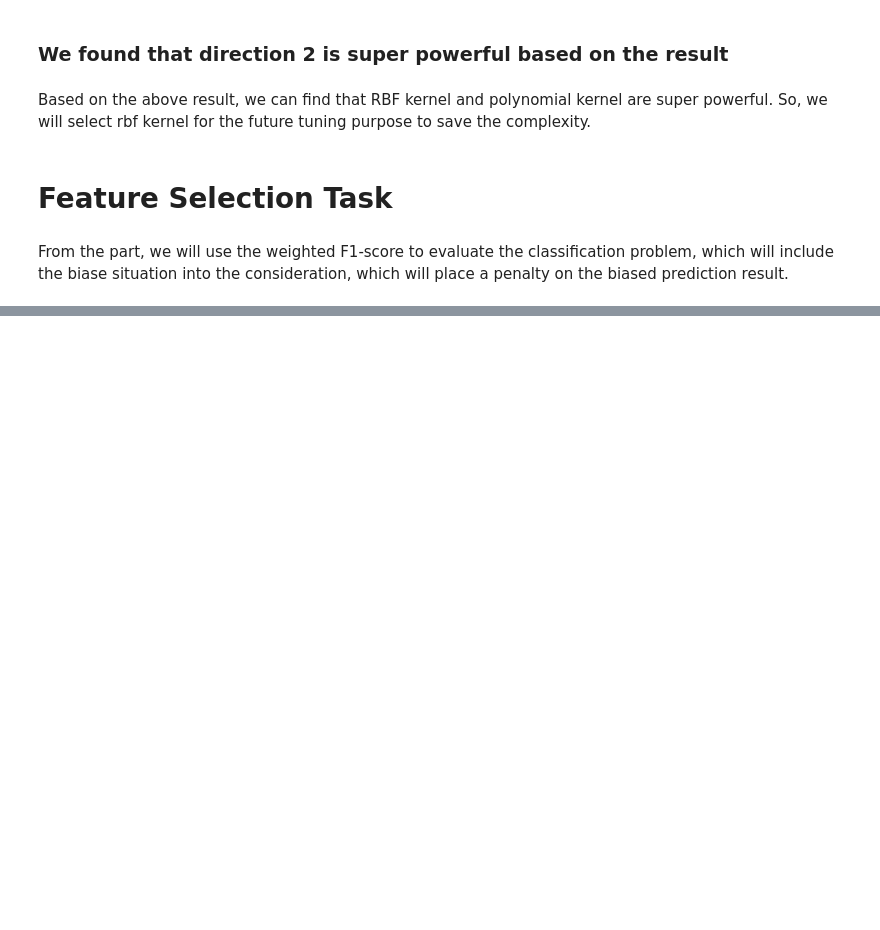
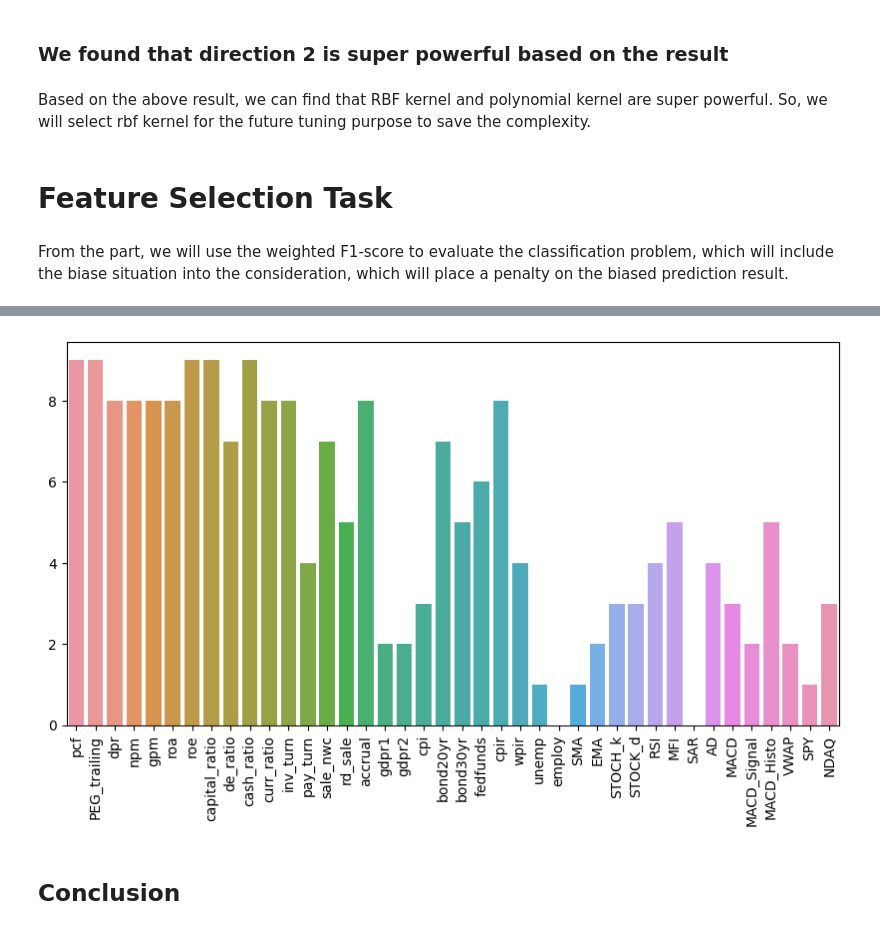
Before and after one commit to ElinorCheng/STA561, a Jupyter notebook: ModelFitting/SVM.ipynb, the cells around one changed output, grey strips where cells are left out. Drawn from its saved outputs; the diff is of its cells as text; code cells hidden in the pictures; blank space fills up the shorter version.

```diff
--- a/ModelFitting/SVM.ipynb
+++ b/ModelFitting/SVM.ipynb
@@ -272,0 +351,29 @@ for j in stock_list:
+# %%
+cv = 5
+scores = dict()
+selection_collect = dict()
+for j in stock_list:
+    freq = 'Monthly'
+    stock = j
+    price = pd.read_csv('../encode_price/'+freq+'/'+stock+'.csv')
+    price = price.loc[(price.Date<='2019-12-31')&(price.Date>='2010-01-04'),:]
+    price = price.loc[(price.Date>='2010-01-04'),:]
+    y = price.direction2.shift(-1).values[:-1]
+    predictors = pd.read_csv('../predictors/Merged/'+freq+'/'+stock+'.csv')
+    predictors = predictors.loc[predictors.Date <= '2019-12-31',:]
+    predictors.set_index('Date',inplace=True)
+    predictors.fillna(0,inplace=True)
+    X = predictors.values[:-1]
+
+    tscv = TimeSeriesSplit(n_splits=cv)
+    X_train,X_test,y_train,y_test = train_test_split(X,y,test_size=0.2,shuffle=False)
+    pipe = make_pipeline(StandardScaler(),SVC(kernel='rbf'))
+
+    sfs = SequentialFeatureSelector(pipe,n_jobs = -1,n_features_to_select='auto',scoring='f1_weighted',cv=tscv)
+    sfs.fit(X_train,y_train)
+    X_train = sfs.transform(X_train)
+    pipe.fit(X_train,y_train)
+    selection_collect[j] = predictors.columns.values[sfs.get_support()]
+    X_test =  sfs.transform(X_test)
+    y_pred = pipe.predict(X_test)
+    scores[j] = f1_score(y_pred,y_test,average = 'weighted')
@@ -272,0 +393,15 @@ for j in stock_list:
+# %%
+features = pd.Series(data = np.zeros(len(predictors.columns)),index=predictors.columns)
+for stock in stock_list:
+    curr_feature = selection_collect[stock]
+    for curr in curr_feature:
+        features.loc[curr] += 1
+usefeature = features.index.values.tolist()
+plt.figure(figsize=[10,5])
+ax = sns.barplot(features.to_frame().T)
+ax.set_xticklabels(labels=usefeature,rotation=90)
+plt.show()
+# %% [output]
+[figure, added]
+# %% [markdown]
+## Conclusion
```
Also changed, not shown: parts of 13 cells of this notebook.
